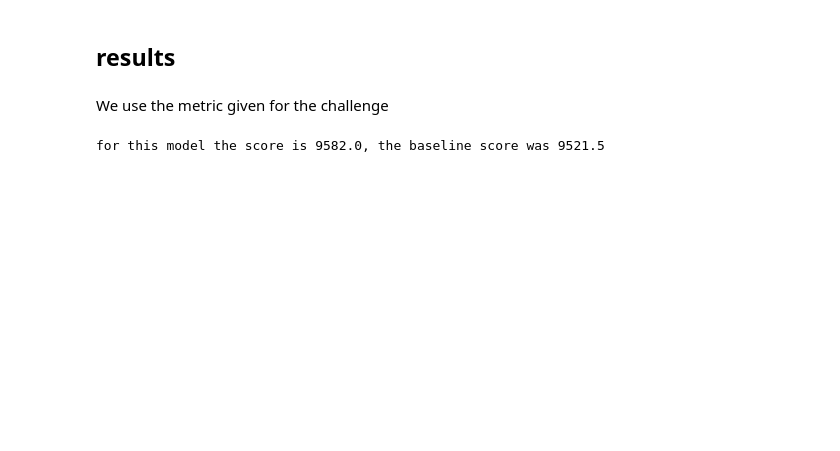
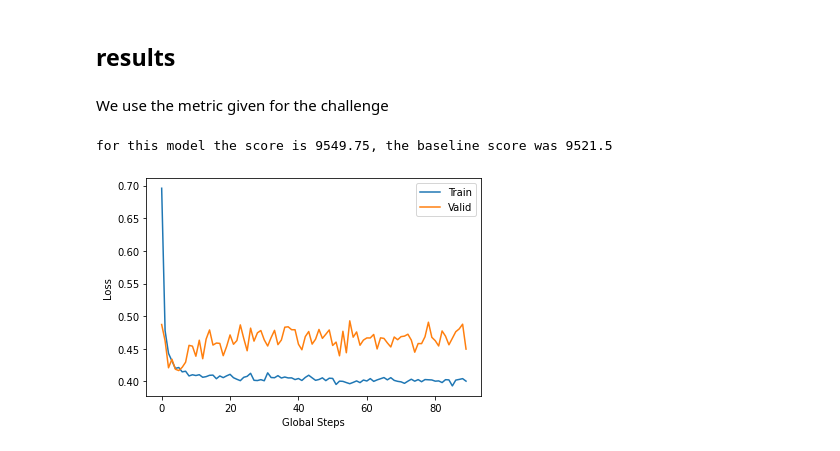
Before and after one commit to lucasgneccoh/FNC_nlp_project, a Jupyter notebook: notebooks/UCLNLP.ipynb, the cells around one changed output. Saved outputs shown, nothing was run; the diff lists cells and outputs as text; code cells hidden in the pictures; blank space fills up the shorter version.

```diff
--- a/notebooks/UCLNLP.ipynb
+++ b/notebooks/UCLNLP.ipynb
@@ -254,6 +251,6 @@ _________________________________________________________________
 # %% [markdown]
 ## Train
 # %%
-model.fit(train_set, train_stances['stance'].to_numpy(),batch_size_train,epochs,validation_data=(test_set, test_stances['stance'].to_numpy()))
+history = model.fit(train_set, train_stances['stance'].to_numpy(),batch_size_train,epochs,validation_data=(test_set, test_stances['stance'].to_numpy()))
 # %% [output]
 Epoch 1/90
@@ -279,12 +275,25 @@ Epoch 90/90
 # %% [markdown]
 We use the metric given for the challenge
 # %%
-def metric (X,Y) :
-    lvl1 = 0.25 * ((X == 3 ) == (Y == 3)).sum()
-    lvl2 = 0.75 * ((X < 3) & (X == Y)).sum()
+def metric (X,Y, unrelated_index = 3) :
+    lvl1 = 0.25 * ((X == unrelated_index ) == (Y == unrelated_index)).sum()
+    lvl2 = 0.75 * ((X != unrelated_index) & (X == Y)).sum()
     return lvl1 + lvl2
 
-res = metric(model.predict(test_set).argmax(1), test_stances['stance'])
+res = metric(model.predict(test_set).argmax(1), test_stances['stance'], 3)
 print(f'for this model the score is {res}, the baseline score was 9521.5')
 # %% [output]
-for this model the score is 9582.0, the baseline score was 9521.5
+for this model the score is 9549.75, the baseline score was 9521.5
+# %%
+train_loss_list = history.history['loss']
+valid_loss_list = history.history['val_loss']
+global_steps_list = list(range(len(train_loss_list)))
+
+plt.plot(global_steps_list, train_loss_list, label='Train')
+plt.plot(global_steps_list, valid_loss_list, label='Valid')
+plt.xlabel('Global Steps')
+plt.ylabel('Loss')
+plt.legend()
+plt.show()
+# %% [output]
+[figure, added]
```
Also changed, not shown: parts of 4 cells of this notebook.
